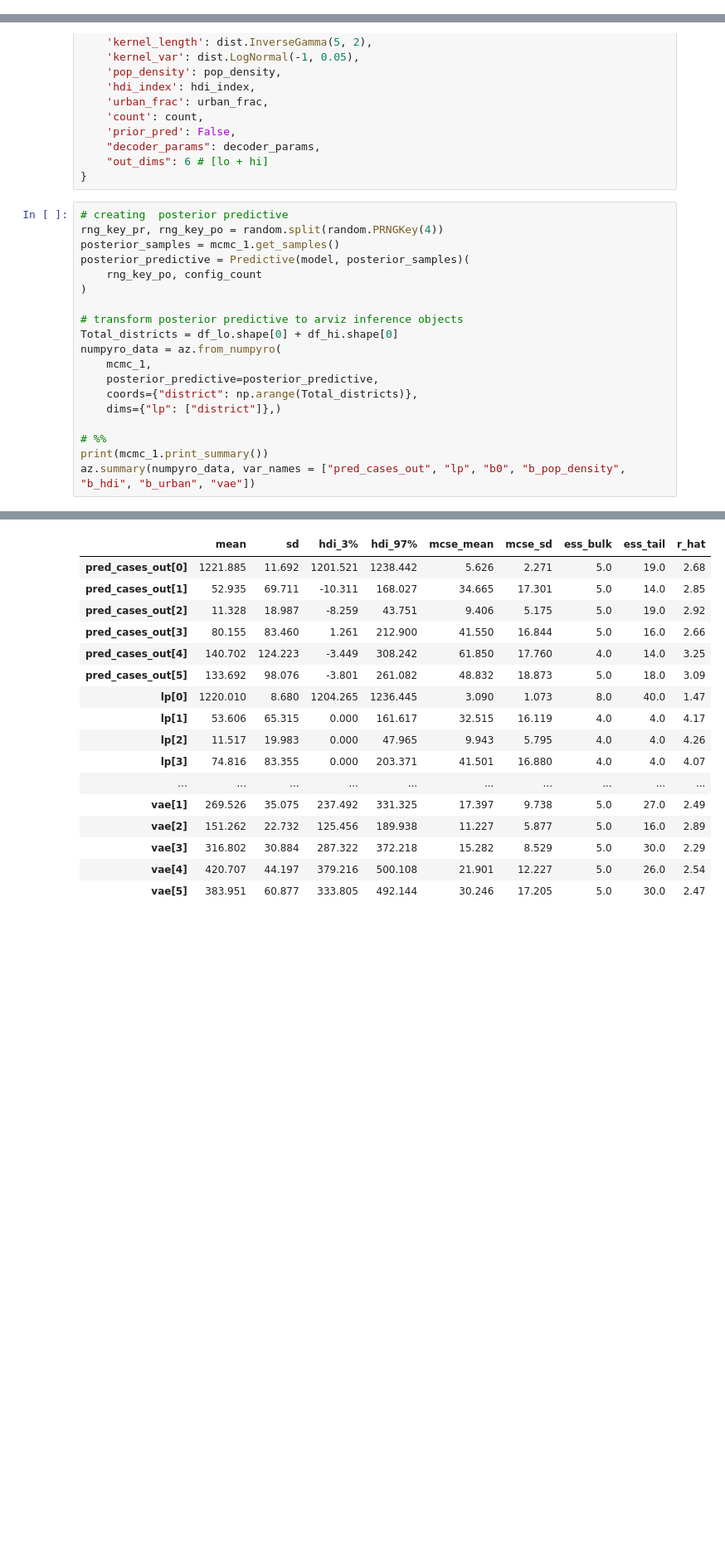
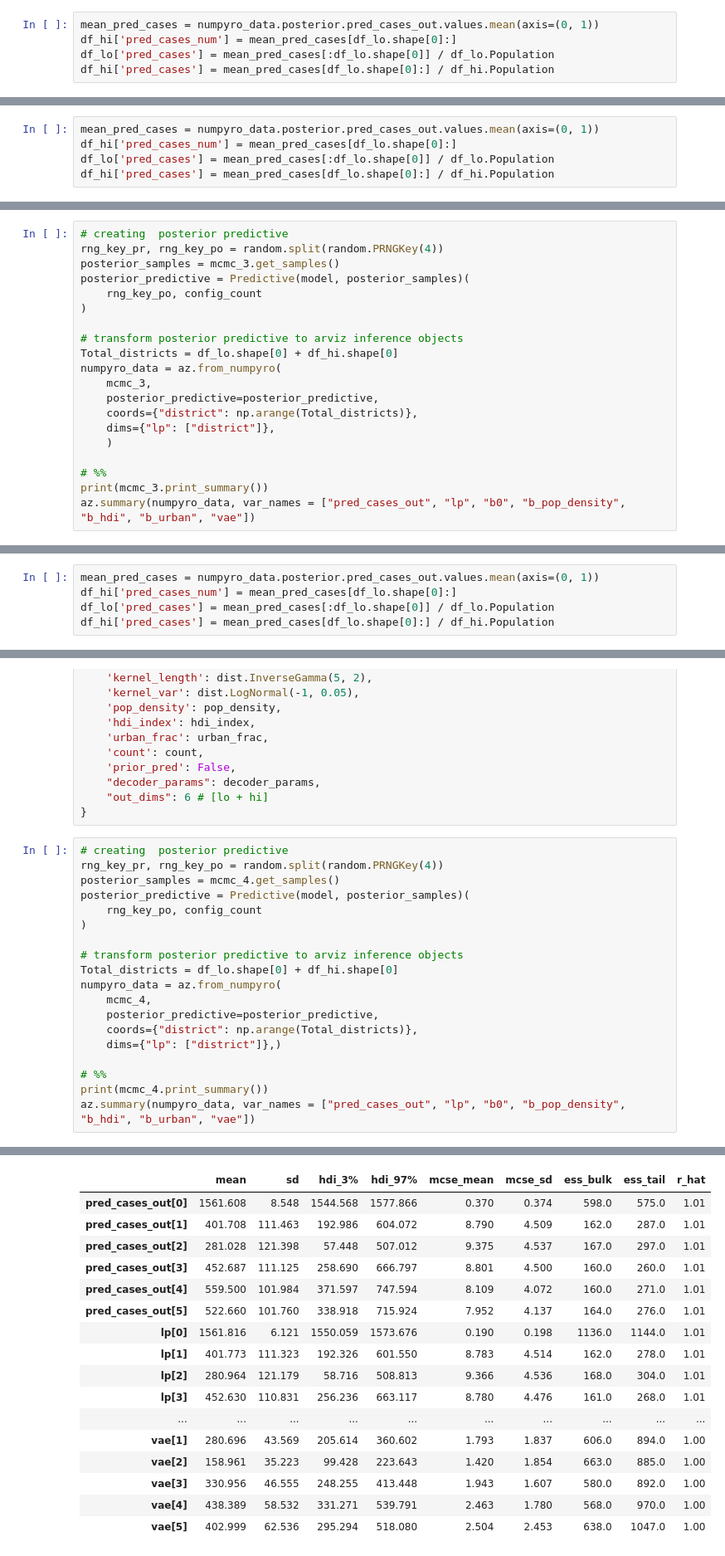
Before and after one commit to jeswid/DSE_FYP, a Jupyter notebook: src/aggVAE (jkt).ipynb, the cells around one changed output, grey strips where cells are left out. Shown at 83% size. Cells and saved outputs as stored; diff of their text form; blank space fills up the shorter version.

```diff
--- a/src/aggVAE (jkt).ipynb
+++ b/src/aggVAE (jkt).ipynb
@@ -651,0 +957,5 @@ urban_frac = jnp.concatenate([df_lo.urbanicity.values, df_hi.urbanicity.values])
+# %%
+mean_pred_cases = numpyro_data.posterior.pred_cases_out.values.mean(axis=(0, 1))
+df_hi['pred_cases_num'] = mean_pred_cases[df_lo.shape[0]:]
+df_lo['pred_cases'] = mean_pred_cases[:df_lo.shape[0]] / df_lo.Population
+df_hi['pred_cases'] = mean_pred_cases[df_lo.shape[0]:] / df_hi.Population
@@ -651,0 +1072,5 @@ urban_frac = jnp.concatenate([df_lo.urbanicity.values, df_hi.urbanicity.values])
+# %%
+mean_pred_cases = numpyro_data.posterior.pred_cases_out.values.mean(axis=(0, 1))
+df_hi['pred_cases_num'] = mean_pred_cases[df_lo.shape[0]:]
+df_lo['pred_cases'] = mean_pred_cases[:df_lo.shape[0]] / df_lo.Population
+df_hi['pred_cases'] = mean_pred_cases[df_lo.shape[0]:] / df_hi.Population
@@ -651,0 +1108,20 @@ urban_frac = jnp.concatenate([df_lo.urbanicity.values, df_hi.urbanicity.values])
+# %%
+# creating  posterior predictive
+rng_key_pr, rng_key_po = random.split(random.PRNGKey(4))
+posterior_samples = mcmc_3.get_samples()
+posterior_predictive = Predictive(model, posterior_samples)(
+    rng_key_po, config_count
+)
+
+# transform posterior predictive to arviz inference objects
+Total_districts = df_lo.shape[0] + df_hi.shape[0]
+numpyro_data = az.from_numpyro(
+    mcmc_3,
+    posterior_predictive=posterior_predictive,
+    coords={"district": np.arange(Total_districts)},
+    dims={"lp": ["district"]},
+    )
+
+# %%
+print(mcmc_3.print_summary())
+az.summary(numpyro_data, var_names = ["pred_cases_out", "lp", "b0", "b_pop_density", "b_hdi", "b_urban", "vae"])
@@ -651,0 +1186,5 @@ urban_frac = jnp.concatenate([df_lo.urbanicity.values, df_hi.urbanicity.values])
+# %%
+mean_pred_cases = numpyro_data.posterior.pred_cases_out.values.mean(axis=(0, 1))
+df_hi['pred_cases_num'] = mean_pred_cases[df_lo.shape[0]:]
+df_lo['pred_cases'] = mean_pred_cases[:df_lo.shape[0]] / df_lo.Population
+df_hi['pred_cases'] = mean_pred_cases[df_lo.shape[0]:] / df_hi.Population
@@ -681,7 +1254,7 @@ config_count = {
 # %%
 # creating  posterior predictive
 rng_key_pr, rng_key_po = random.split(random.PRNGKey(4))
-posterior_samples = mcmc_1.get_samples()
+posterior_samples = mcmc_4.get_samples()
 posterior_predictive = Predictive(model, posterior_samples)(
     rng_key_po, config_count
 )
@@ -689,13 +1262,13 @@ posterior_predictive = Predictive(model, posterior_samples)(
 # transform posterior predictive to arviz inference objects
 Total_districts = df_lo.shape[0] + df_hi.shape[0]
 numpyro_data = az.from_numpyro(
-    mcmc_1,
+    mcmc_4,
     posterior_predictive=posterior_predictive,
     coords={"district": np.arange(Total_districts)},
     dims={"lp": ["district"]},)
 
 # %%
-print(mcmc_1.print_summary())
+print(mcmc_4.print_summary())
 az.summary(numpyro_data, var_names = ["pred_cases_out", "lp", "b0", "b_pop_density", "b_hdi", "b_urban", "vae"])
 # %% [output]
                         mean       std    median      5.0%     95.0%     n_eff     r_hat
@@ -717,20 +1290,20 @@ Number of divergences: 0
 None
 |  | mean | sd | hdi_3% | hdi_97% | mcse_mean | mcse_sd | ess_bulk | ess_tail | r_hat |
-| pred_cases_out[0] | 1221.885 | 11.692 | 1201.521 | 1238.442 | 5.626 | 2.271 | 5.0 | 19.0 | 2.68 |
-| pred_cases_out[1] | 52.935 | 69.711 | -10.311 | 168.027 | 34.665 | 17.301 | 5.0 | 14.0 | 2.85 |
-| pred_cases_out[2] | 11.328 | 18.987 | -8.259 | 43.751 | 9.406 | 5.175 | 5.0 | 19.0 | 2.92 |
-| pred_cases_out[3] | 80.155 | 83.460 | 1.261 | 212.900 | 41.550 | 16.844 | 5.0 | 16.0 | 2.66 |
-| pred_cases_out[4] | 140.702 | 124.223 | -3.449 | 308.242 | 61.850 | 17.760 | 4.0 | 14.0 | 3.25 |
-| pred_cases_out[5] | 133.692 | 98.076 | -3.801 | 261.082 | 48.832 | 18.873 | 5.0 | 18.0 | 3.09 |
-| lp[0] | 1220.010 | 8.680 | 1204.265 | 1236.445 | 3.090 | 1.073 | 8.0 | 40.0 | 1.47 |
-| lp[1] | 53.606 | 65.315 | 0.000 | 161.617 | 32.515 | 16.119 | 4.0 | 4.0 | 4.17 |
-| lp[2] | 11.517 | 19.983 | 0.000 | 47.965 | 9.943 | 5.795 | 4.0 | 4.0 | 4.26 |
-| lp[3] | 74.816 | 83.355 | 0.000 | 203.371 | 41.501 | 16.880 | 4.0 | 4.0 | 4.07 |
+| pred_cases_out[0] | 1561.608 | 8.548 | 1544.568 | 1577.866 | 0.370 | 0.374 | 598.0 | 575.0 | 1.01 |
+| pred_cases_out[1] | 401.708 | 111.463 | 192.986 | 604.072 | 8.790 | 4.509 | 162.0 | 287.0 | 1.01 |
+| pred_cases_out[2] | 281.028 | 121.398 | 57.448 | 507.012 | 9.375 | 4.537 | 167.0 | 297.0 | 1.01 |
+| pred_cases_out[3] | 452.687 | 111.125 | 258.690 | 666.797 | 8.801 | 4.500 | 160.0 | 260.0 | 1.01 |
+| pred_cases_out[4] | 559.500 | 101.984 | 371.597 | 747.594 | 8.109 | 4.072 | 160.0 | 271.0 | 1.01 |
+| pred_cases_out[5] | 522.660 | 101.760 | 338.918 | 715.924 | 7.952 | 4.137 | 164.0 | 276.0 | 1.01 |
+| lp[0] | 1561.816 | 6.121 | 1550.059 | 1573.676 | 0.190 | 0.198 | 1136.0 | 1144.0 | 1.01 |
+| lp[1] | 401.773 | 111.323 | 192.326 | 601.550 | 8.783 | 4.514 | 162.0 | 278.0 | 1.01 |
+| lp[2] | 280.964 | 121.179 | 58.716 | 508.813 | 9.366 | 4.536 | 168.0 | 304.0 | 1.01 |
+| lp[3] | 452.630 | 110.831 | 256.236 | 663.117 | 8.780 | 4.476 | 161.0 | 268.0 | 1.01 |
 | ... | ... | ... | ... | ... | ... | ... | ... | ... | ... |
-| vae[1] | 269.526 | 35.075 | 237.492 | 331.325 | 17.397 | 9.738 | 5.0 | 27.0 | 2.49 |
-| vae[2] | 151.262 | 22.732 | 125.456 | 189.938 | 11.227 | 5.877 | 5.0 | 16.0 | 2.89 |
-| vae[3] | 316.802 | 30.884 | 287.322 | 372.218 | 15.282 | 8.529 | 5.0 | 30.0 | 2.29 |
-| vae[4] | 420.707 | 44.197 | 379.216 | 500.108 | 21.901 | 12.227 | 5.0 | 26.0 | 2.54 |
-| vae[5] | 383.951 | 60.877 | 333.805 | 492.144 | 30.246 | 17.205 | 5.0 | 30.0 | 2.47 |
+| vae[1] | 280.696 | 43.569 | 205.614 | 360.602 | 1.793 | 1.837 | 606.0 | 894.0 | 1.00 |
+| vae[2] | 158.961 | 35.223 | 99.428 | 223.643 | 1.420 | 1.854 | 663.0 | 885.0 | 1.00 |
+| vae[3] | 330.956 | 46.555 | 248.255 | 413.448 | 1.943 | 1.607 | 580.0 | 892.0 | 1.00 |
+| vae[4] | 438.389 | 58.532 | 331.271 | 539.791 | 2.463 | 1.780 | 568.0 | 970.0 | 1.00 |
+| vae[5] | 402.999 | 62.536 | 295.294 | 518.080 | 2.504 | 2.453 | 638.0 | 1047.0 | 1.00 |
 # %%
 #check ESS and rhat
```
Also changed, not shown: parts of 125 cells of this notebook, 41 other files.
